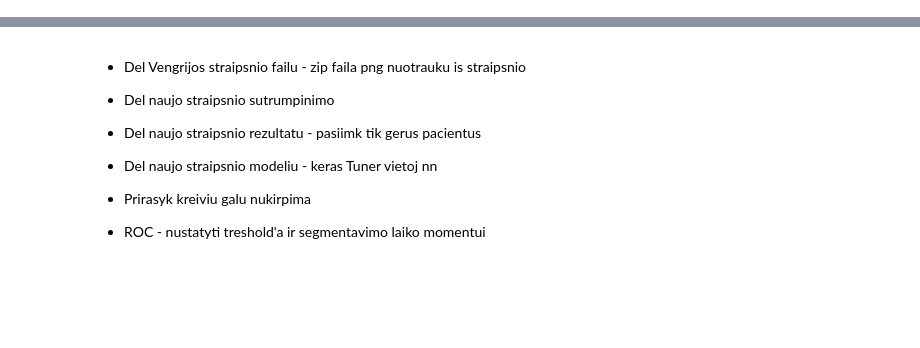
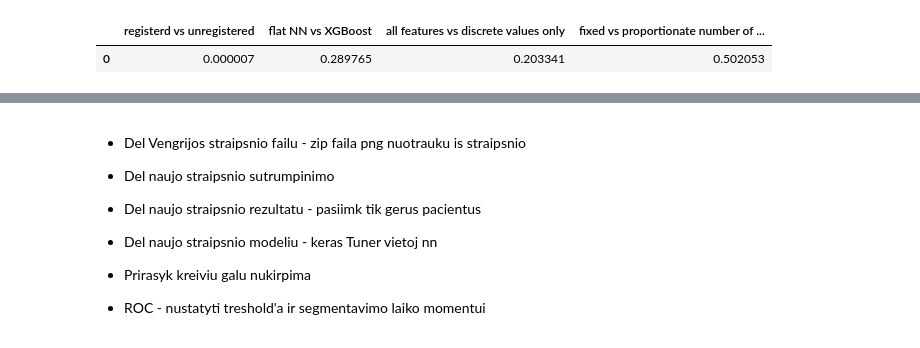
Before and after one commit to AleksasVaitulevicius/phd, a Jupyter notebook: for_articles.ipynb, the cells around one changed output, grey strips where cells are left out. Drawn from its saved outputs; the diff is of its cells as text; code cells hidden in the pictures; blank space fills up the shorter version.

```diff
--- a/for_articles.ipynb
+++ b/for_articles.ipynb
@@ -161,0 +491,73 @@ plotted = get_landmark_registration(bsplined, 1).plot(fig=fig, ax=ax)
+# %%
+from scipy import stats
+import re
+
+files = [
+	'./show/registered_discrete_50_slic_zones_no_cv.csv',
+	'./show/registered_all_50_slic_zones_no_cv.csv',
+	'./show/unregistered_discrete_50_slic_zones_no_cv.csv',
+	'./show/unregistered_all_50_slic_zones_no_cv.csv',
+
+	'./show/registered_discrete_f1_no_cv.csv',
+	'./show/registered_all_f1_no_cv.csv',
+	'./show/unregistered_discrete_f1_no_cv.csv',
+	'./show/unregistered_all_f1_no_cv.csv',
+
+	'./show/nn_registered_discrete_50_slic_zones_no_cv.csv',
+	'./show/nn_registered_all_50_slic_zones_no_cv.csv',
+	'./show/nn_unregistered_discrete_50_slic_zones_no_cv.csv',
+	'./show/nn_unregistered_all_50_slic_zones_no_cv.csv',
+
+	'./show/nn_registered_discrete_no_cv.csv',
+	'./show/nn_registered_all_no_cv.csv',
+	'./show/nn_unregistered_discrete_no_cv.csv',
+	'./show/nn_unregistered_all_no_cv.csv',
+]
+
+def extract_configuration(file):
+	result = { 'file': file }
+	result['registered'] = 'unregistered' if 'unregistered' in file else 'registered'
+	result['model'] = 'Flat NN' if 'nn_' in file else 'XGboost'
+	result['features'] = 'Not only discrete' if '_all_' in file else 'only discrete'
+	result['slic_zones'] = (
+		'fixed number of SLIC regions'
+		if '50_slic_zones_' in file else 'proportionate number of SLIC regions'
+	)
+	return result
+
+
+def get_balanced_acc(file):
+	suff = ''
+	if 'nn_' in file:
+		suff = '_mean'
+	return pd.read_csv(file).sort_values('patient_id')['balanced_accuracy' + suff].tolist()
+
+
+def get_p_value(file_pair):
+	balanced_acc = [get_balanced_acc(file) for file in file_pair]
+	return stats.wilcoxon(*balanced_acc)[1]
+
+
+def get_configuration_p_values(configs, config_col):
+	config_types = configs[config_col].drop_duplicates().tolist()
+	columns = configs.columns.tolist()
+	columns.remove('file')
+	type0 = configs.query(f'{config_col} == "{config_types[0]}"').sort_values(columns)
+	type1 = configs.query(f'{config_col} == "{config_types[1]}"').sort_values(columns)
+	type0 = np.concatenate([get_balanced_acc(file) for file in type0.file])
+	type1 = np.concatenate([get_balanced_acc(file) for file in type1.file])
+	return stats.wilcoxon(type0, type1)[1]
+
+configs = pd.DataFrame([extract_configuration(file) for file in files])
+pd.DataFrame(
+	{
+		'registerd vs unregistered': get_configuration_p_values(configs, 'registered'),
+		'flat NN vs XGBoost': get_configuration_p_values(configs, 'model'),
+		'all features vs discrete values only': get_configuration_p_values(configs, 'features'),
+		'fixed vs proportionate number of SLIC regions': get_configuration_p_values(configs, 'slic_zones'),
+	},
+	index=[0],
+)
+# %% [output]
+|  | registerd vs unregistered | flat NN vs XGBoost | all features vs discrete values only | fixed vs proportionate number of ... |
+| 0 | 0.000007 | 0.289765 | 0.203341 | 0.502053 |
```
Also changed, not shown: parts of 9 cells of this notebook.
